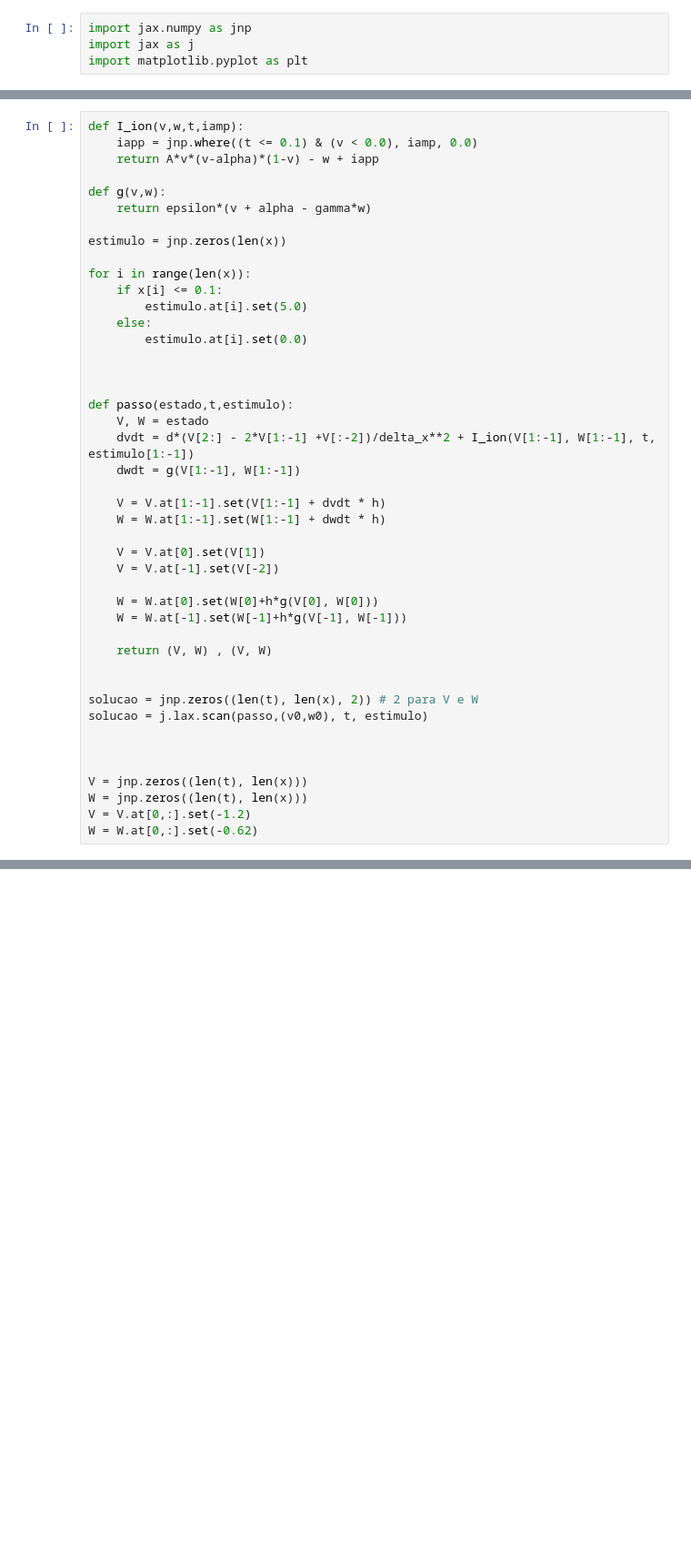
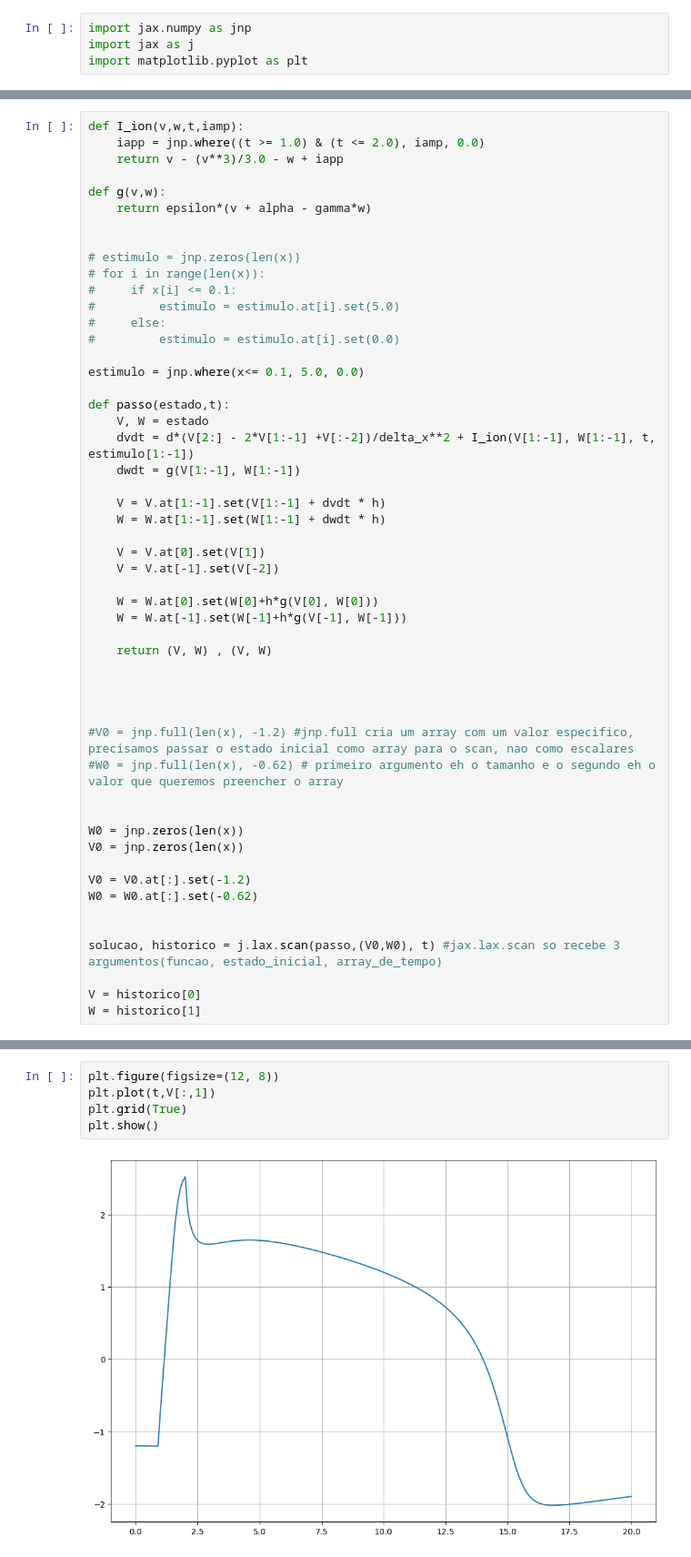
Before and after one commit to pedronalon/PesquisaMetodosNumericos, a Jupyter notebook: FitzHughNagumoJax.ipynb, the cells around one changed output, grey strips where cells are left out. Shown at 91% size. Drawn from its saved outputs; the diff is of its cells as text; blank space fills up the shorter version.

```diff
--- a/FitzHughNagumoJax.ipynb
+++ b/FitzHughNagumoJax.ipynb
@@ -25,22 +23,22 @@ WARNING:2026-04-06 19:16:07,116:jax._src.xla_bridge:854: An NVIDIA GPU may be pr
 # %%
 def I_ion(v,w,t,iamp):
-    iapp = jnp.where((t <= 0.1) & (v < 0.0), iamp, 0.0)
-    return A*v*(v-alpha)*(1-v) - w + iapp
+    iapp = jnp.where((t >= 1.0) & (t <= 2.0), iamp, 0.0)
+    return v - (v**3)/3.0 - w + iapp
 
 def g(v,w):
     return epsilon*(v + alpha - gamma*w)
 
-estimulo = jnp.zeros(len(x))
 
-for i in range(len(x)):
-    if x[i] <= 0.1:
-        estimulo.at[i].set(5.0)
-    else:
-        estimulo.at[i].set(0.0)
+# estimulo = jnp.zeros(len(x))
+# for i in range(len(x)):
+#     if x[i] <= 0.1:
+#         estimulo = estimulo.at[i].set(5.0)
+#     else:
+#         estimulo = estimulo.at[i].set(0.0)
 
+estimulo = jnp.where(x<= 0.1, 5.0, 0.0)
 
-
-def passo(estado,t,estimulo):
+def passo(estado,t):
     V, W = estado
     dvdt = d*(V[2:] - 2*V[1:-1] +V[:-2])/delta_x**2 + I_ion(V[1:-1], W[1:-1], t, estimulo[1:-1])
     dwdt = g(V[1:-1], W[1:-1])
@@ -57,12 +55,20 @@ def passo(estado,t,estimulo):
     return (V, W) , (V, W)
 
 
-solucao = jnp.zeros((len(t), len(x), 2)) # 2 para V e W
-solucao = j.lax.scan(passo,(v0,w0), t, estimulo)
 
 
+#V0 = jnp.full(len(x), -1.2) #jnp.full cria um array com um valor especifico, precisamos passar o estado inicial como array para o scan, nao como escalares
+#W0 = jnp.full(len(x), -0.62) # primeiro argumento eh o tamanho e o segundo eh o valor que queremos preencher o array
 
-V = jnp.zeros((len(t), len(x)))
-W = jnp.zeros((len(t), len(x)))
-V = V.at[0,:].set(-1.2)
-W = W.at[0,:].set(-0.62)
+
+W0 = jnp.zeros(len(x))
+V0 = jnp.zeros(len(x))
+
+V0 = V0.at[:].set(-1.2)
+W0 = W0.at[:].set(-0.62)
+
+
+solucao, historico = j.lax.scan(passo,(V0,W0), t) #jax.lax.scan so recebe 3 argumentos(funcao, estado_inicial, array_de_tempo)
+
+V = historico[0]
+W = historico[1]
@@ -70,0 +75,7 @@ TypeError: Only scalar arrays can be converted to Python scalars; got arr.ndim=1
+# %%
+plt.figure(figsize=(12, 8))
+plt.plot(t,V[:,1])
+plt.grid(True)
+plt.show()
+# %% [output]
+[figure, added]
```
Also changed, not shown: parts of 3 cells of this notebook, 3 other files.
